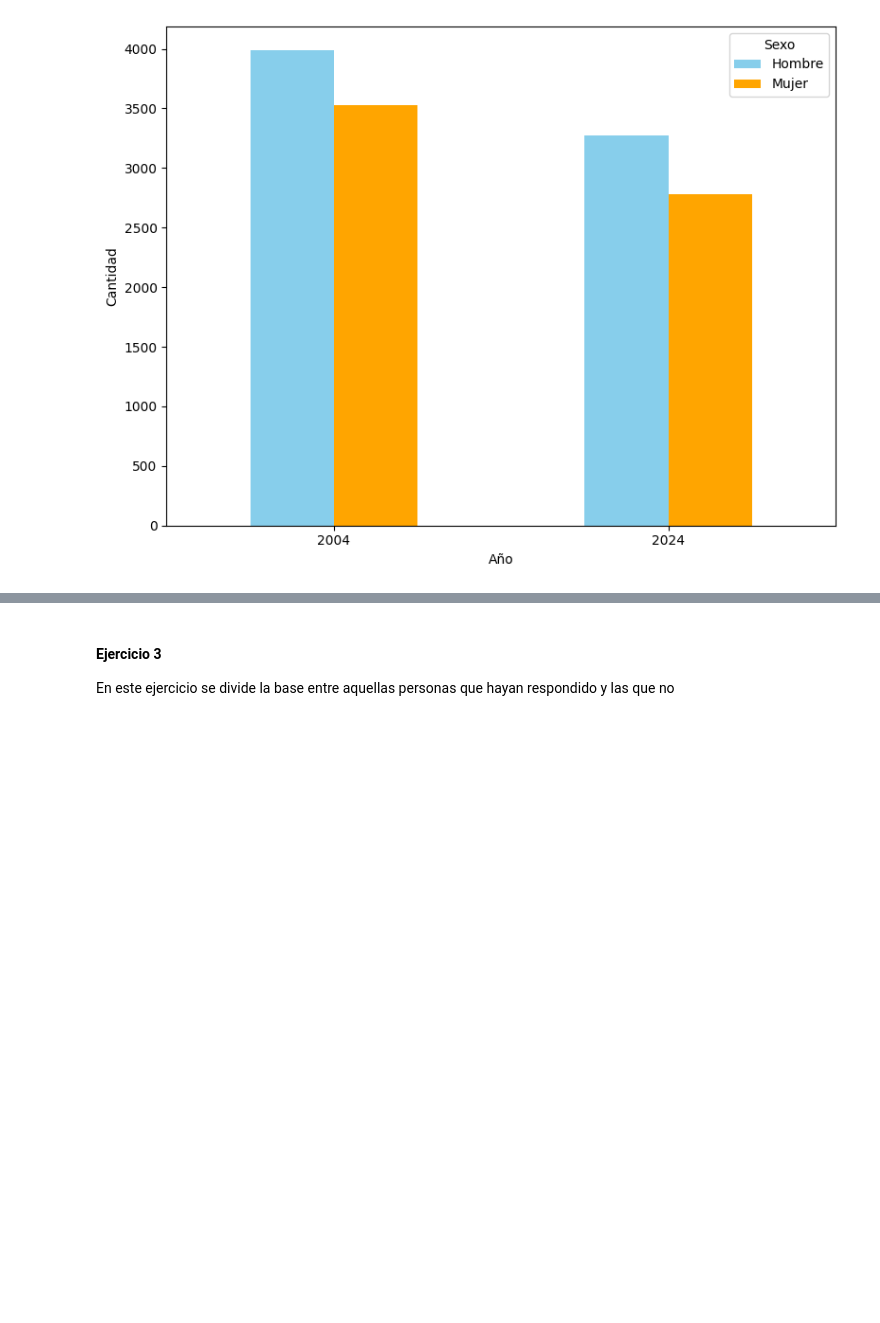
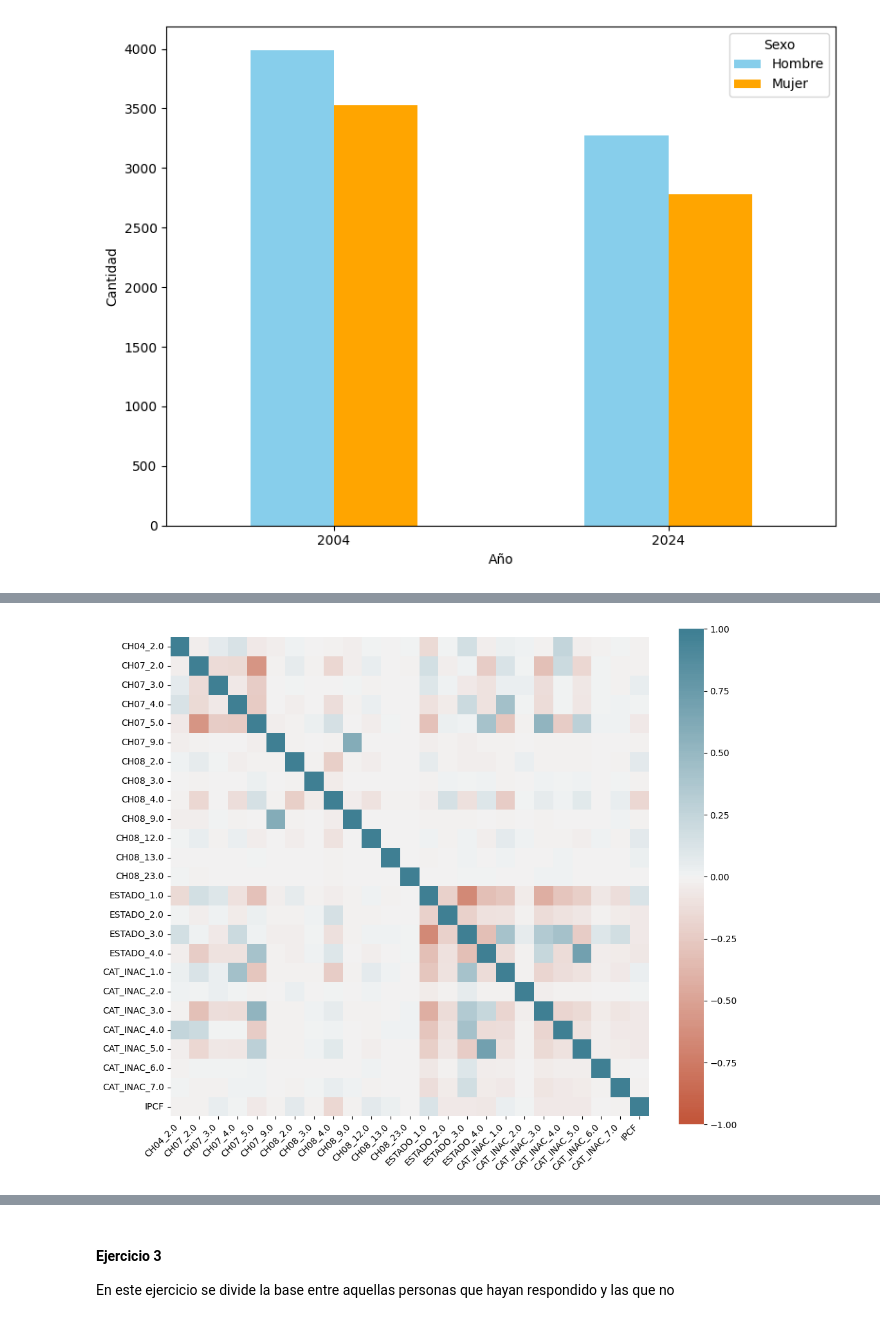
Before and after one commit to renzo290/Big-Data-UBA-Grupo-2, a Jupyter notebook: TP3/TP3_UBA_Informe.ipynb, the cells around one changed output, grey strips where cells are left out. Drawn from its saved outputs; the diff is of its cells as text; code cells hidden in the pictures; blank space fills up the shorter version.

```diff
--- a/TP3/TP3_UBA_Informe.ipynb
+++ b/TP3/TP3_UBA_Informe.ipynb
@@ -211,0 +247,53 @@ plt.show()
+# %%
+#Inciso D - Matriz de correlación con técnica one hot encoding
+
+import pandas as pd
+import seaborn as sns
+import matplotlib.pyplot as plt
+
+#Filtramos las columnas categóricas y numéricas
+variables_categoricas = ['CH04', 'CH07', 'CH08', 'NIVEL ED', 'ESTADO', 'CAT_INAC']
+variable_numerica = ['IPCF']
+
+#Verificamos si estas variables están en el df que tenemos (para evitar errores)
+columnas_validas = [col for col in variables_categoricas if col in df_union_filtrado.columns]
+
+if len(columnas_validas) == 0:
+    raise ValueError("Ninguna de las columnas categóricas especificadas está presente en el DataFrame.")
+
+#Se convierten las variables categóricas numéricas al tipo 'category', ya que la EPH le asigna un número a cada categoría
+for col in columnas_validas:
+    df_union_filtrado[col] = df_union_filtrado[col].astype('category')
+
+#Nos aseguramos de que la columna numérica sea numérica
+df_union_filtrado['IPCF'] = pd.to_numeric(df_union_filtrado['IPCF'], errors='coerce')
+
+#Se aplica el One Hot Encoding a las columnas categóricas válidas
+df_encoded = pd.get_dummies(df_union_filtrado[columnas_validas], prefix=columnas_validas, drop_first=True)
+
+#Combinamos las columnas codificadas con la columna numérica
+df_corr_input = pd.concat([df_encoded, df_union_filtrado[variable_numerica]], axis=1)
+
+#Calculamos la matriz de correlación
+corr = df_corr_input.corr()
+
+#Creamos mapa de calor
+plt.figure(figsize=(12, 10))  # Ajustar el tamaño del gráfico
+ax = sns.heatmap(
+    corr,
+    vmin=-1, vmax=1, center=0,
+    cmap=sns.diverging_palette(20, 220, n=200),
+    annot=False,  # Cambiar a True si quieres ver los valores numéricos
+    square=True
+)
+
+ax.set_xticklabels(
+    ax.get_xticklabels(),
+    rotation=45,
+    horizontalalignment='right'
+)
+
+#Mostramos el gráfico
+plt.show()
+# %% [output]
+[figure, added]
```
Also changed, not shown: parts of 5 cells of this notebook.
